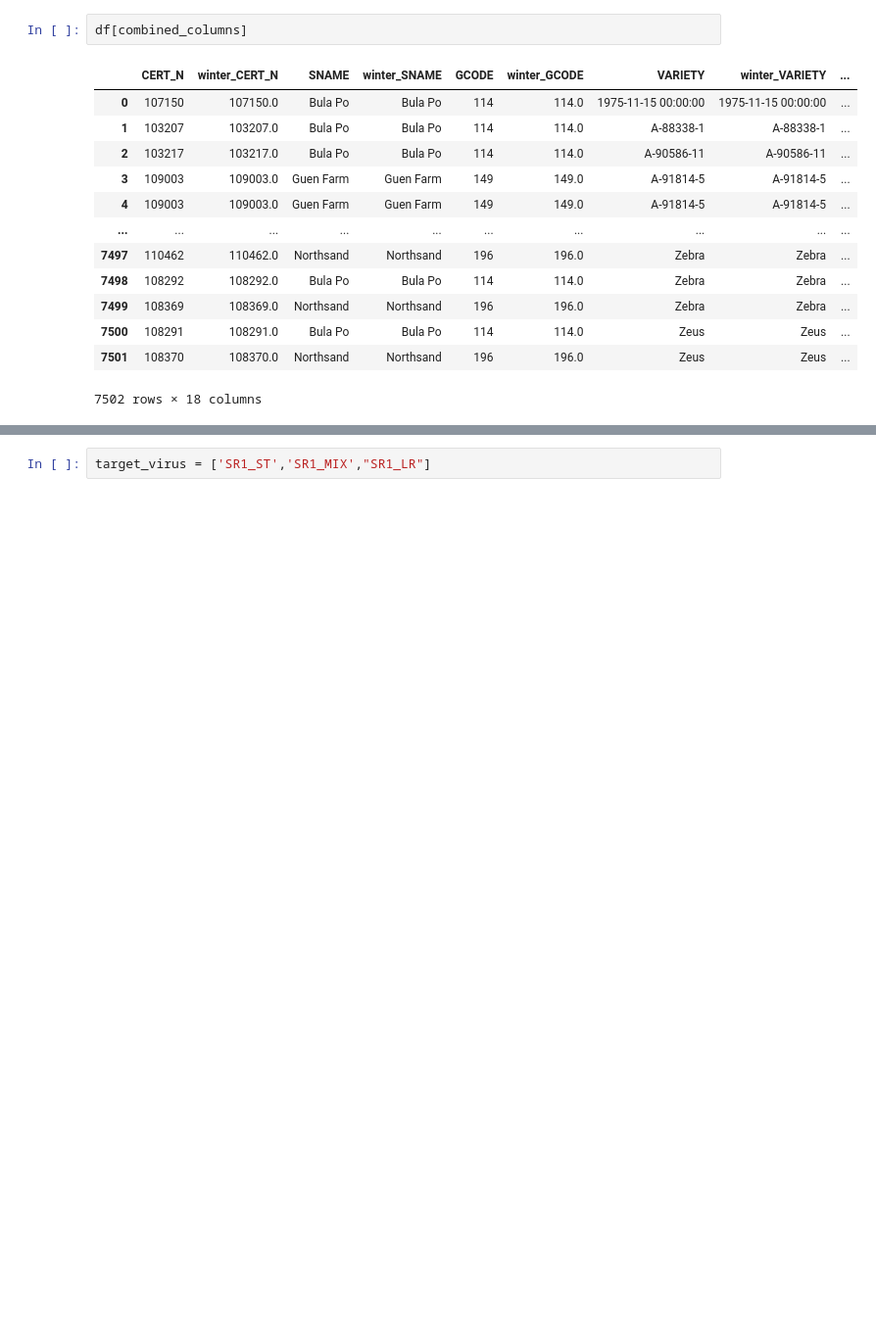
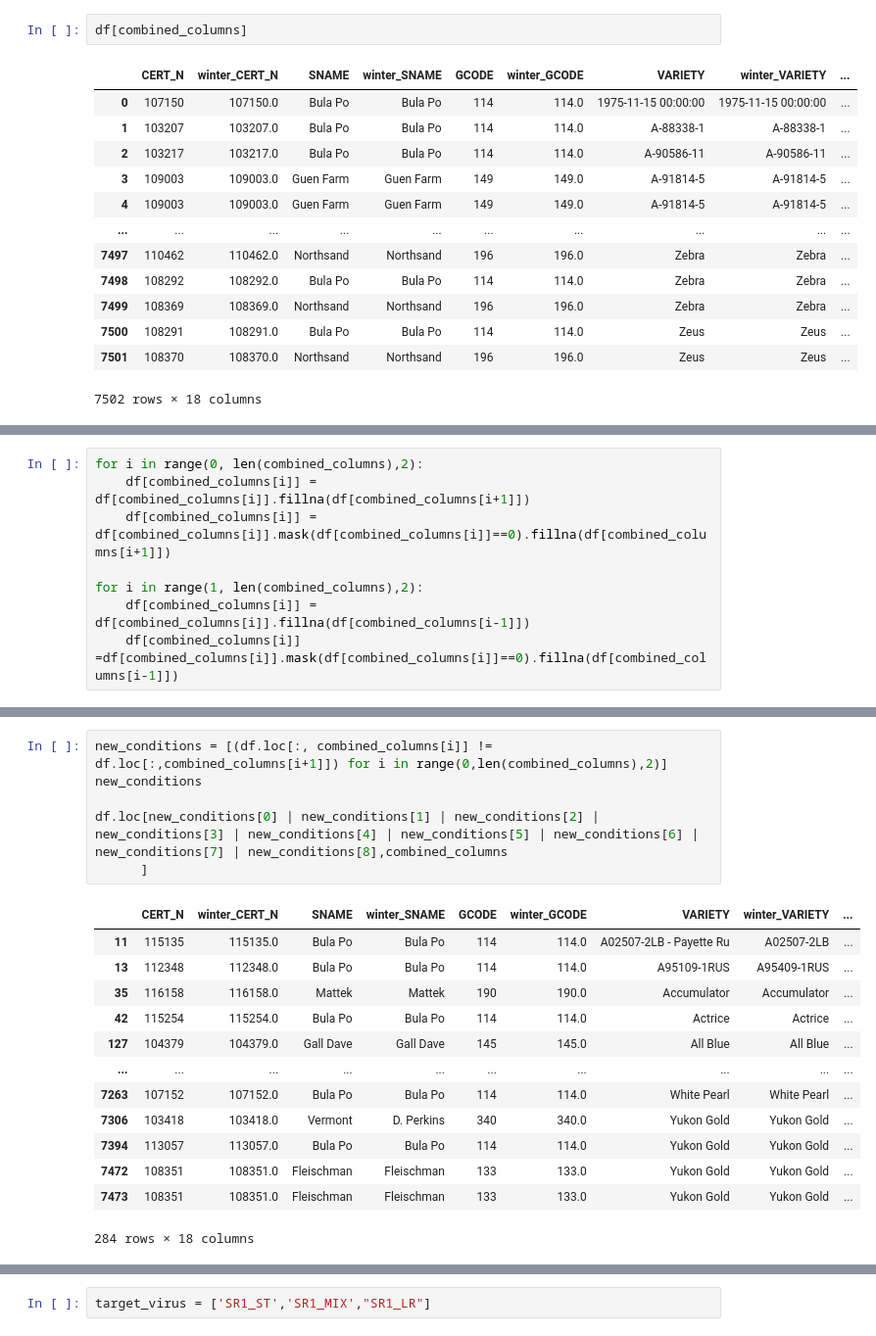
Before and after one commit to solislemuslab/potato-seed-cert, a Jupyter notebook: data_cleaning.ipynb, the cells around one changed output, grey strips where cells are left out. Shown at 98% size. Cells and saved outputs as stored; diff of their text form; blank space fills up the shorter version.

```diff
--- a/data_cleaning.ipynb
+++ b/data_cleaning.ipynb
@@ -103,0 +192,8 @@ df[combined_columns]
+# %%
+for i in range(0, len(combined_columns),2):
+    df[combined_columns[i]] = df[combined_columns[i]].fillna(df[combined_columns[i+1]])
+    df[combined_columns[i]] = df[combined_columns[i]].mask(df[combined_columns[i]]==0).fillna(df[combined_columns[i+1]])
+
+for i in range(1, len(combined_columns),2):
+    df[combined_columns[i]] = df[combined_columns[i]].fillna(df[combined_columns[i-1]])
+    df[combined_columns[i]] =df[combined_columns[i]].mask(df[combined_columns[i]]==0).fillna(df[combined_columns[i-1]])
@@ -103,0 +206,20 @@ df[combined_columns]
+# %%
+new_conditions = [(df.loc[:, combined_columns[i]] != df.loc[:,combined_columns[i+1]]) for i in range(0,len(combined_columns),2)]
+new_conditions
+
+df.loc[new_conditions[0] | new_conditions[1] | new_conditions[2] | new_conditions[3] | new_conditions[4] | new_conditions[5] | new_conditions[6] | new_conditions[7] | new_conditions[8],combined_columns
+      ]
+# %% [output]
+|  | CERT_N | winter_CERT_N | SNAME | winter_SNAME | GCODE | winter_GCODE | VARIETY | winter_VARIETY | ... |
+| 11 | 115135 | 115135.0 | Bula Po | Bula Po | 114 | 114.0 | A02507-2LB - Payette Ru | A02507-2LB | ... |
+| 13 | 112348 | 112348.0 | Bula Po | Bula Po | 114 | 114.0 | A95109-1RUS | A95409-1RUS | ... |
+| 35 | 116158 | 116158.0 | Mattek | Mattek | 190 | 190.0 | Accumulator | Accumulator | ... |
+| 42 | 115254 | 115254.0 | Bula Po | Bula Po | 114 | 114.0 | Actrice | Actrice | ... |
+| 127 | 104379 | 104379.0 | Gall Dave | Gall Dave | 145 | 145.0 | All Blue | All Blue | ... |
+| ... | ... | ... | ... | ... | ... | ... | ... | ... | ... |
+| 7263 | 107152 | 107152.0 | Bula Po | Bula Po | 114 | 114.0 | White Pearl | White Pearl | ... |
+| 7306 | 103418 | 103418.0 | Vermont | D. Perkins | 340 | 340.0 | Yukon Gold | Yukon Gold | ... |
+| 7394 | 113057 | 113057.0 | Bula Po | Bula Po | 114 | 114.0 | Yukon Gold | Yukon Gold | ... |
+| 7472 | 108351 | 108351.0 | Fleischman | Fleischman | 133 | 133.0 | Yukon Gold | Yukon Gold | ... |
+| 7473 | 108351 | 108351.0 | Fleischman | Fleischman | 133 | 133.0 | Yukon Gold | Yukon Gold | ... |
+284 rows × 18 columns
```
Also changed, not shown: parts of 24 cells of this notebook.
